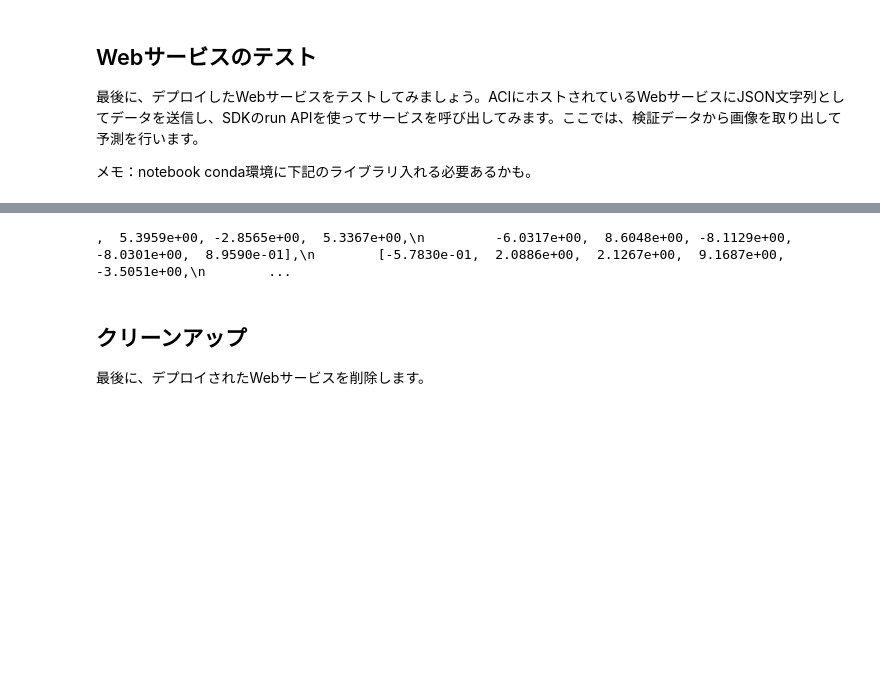
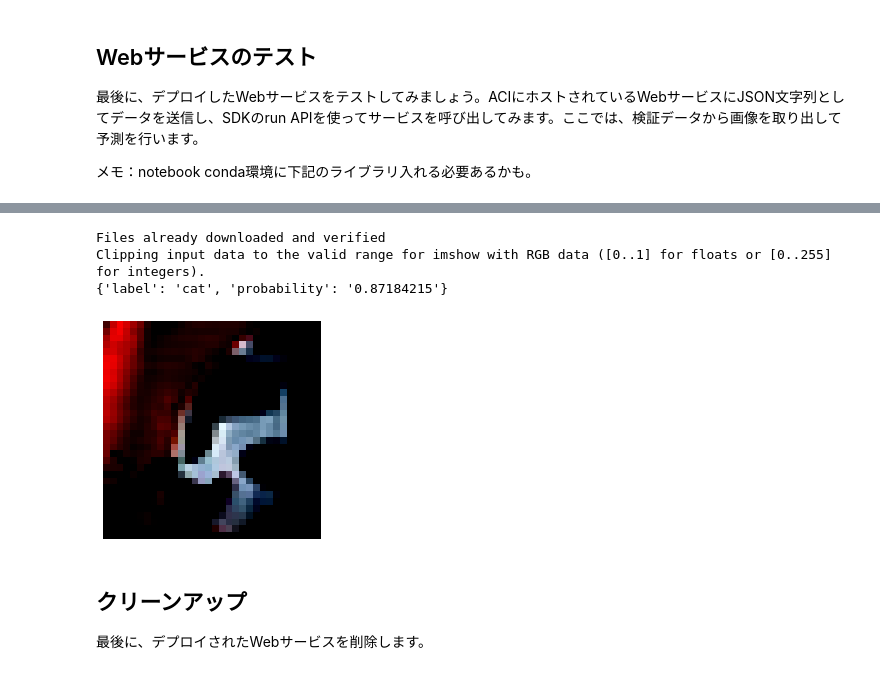
Before and after one commit to shohei1029/azureml_distributed-pytorch, a Jupyter notebook: examples/distributed-pytorch-with-distributeddataparallel.ipynb, the cells around one changed output, grey strips where cells are left out. Cells and saved outputs as stored; diff of their text form; code cells hidden in the pictures; blank space fills up the shorter version.

```diff
--- a/examples/distributed-pytorch-with-distributeddataparallel.ipynb
+++ b/examples/distributed-pytorch-with-distributeddataparallel.ipynb
@@ -500,7 +489,7 @@ aciconfig = AciWebservice.deploy_configuration(cpu_cores=1,
                                                tags={'data': 'cifar-10',  'model':'pytorch-distr', 'framework':'pytorch'},
                                                description='Classify daily objects from the cifar-10 dataset using PyTorch')
 
-# model = Model(ws, 'pytorch-distr')
+model = Model(ws, 'pytorch-distr')
 
 service = Model.deploy(workspace=ws,
                            name='aci-cifar10',
@@ -555,16 +556,26 @@ from torchvision import transforms
 def preprocess(image_file):
     """Preprocess the input image."""
     data_transforms = transforms.Compose([
-        transforms.Resize(256),
-        transforms.CenterCrop(224),
+    #     transforms.Resize(32),
+    #     transforms.ToTensor(),
+    #     # transforms.CenterCrop(224),
+        # transforms.Normalize((0.5, 0.5, 0.5), (0.5, 0.5, 0.5))
+    # ])
+
+        # transform = transforms.Compose([
+        transforms.Resize(32),
         transforms.ToTensor(),
-        transforms.Normalize([0.485, 0.456, 0.406], [0.229, 0.224, 0.225])
+        transforms.Normalize((0.5, 0.5, 0.5), (0.5, 0.5, 0.5))
     ])
 
     image = Image.open(image_file)
+    # image = torch.tensor(image)
     image = data_transforms(image).float()
+    print(image.shape)
     image = torch.tensor(image)
-    image = image.unsqueeze(0)
+    print(image.shape)
+    # image = image.unsqueeze(0)
+    # print(image.shape)
     return image.numpy()
 # %%
 #Webサービスに画像を投げ、推論結果を取得
@@ -587,8 +600,30 @@ Headers: {'Connection': 'keep-alive', 'Content-Length': '69', 'Content-Type': 't
-# %%
-# 問題が発生した場合にログ取得
-service.get_logs()
-# %% [output]
-,  5.3959e+00, -2.8565e+00,  5.3367e+00,\n         -6.0317e+00,  8.6048e+00, -8.1129e+00, -8.0301e+00,  8.9590e-01],\n        [-5.7830e-01,  2.0886e+00,  2.1267e+00,  9.1687e+00, -3.5051e+00,\n        ...
+# %%
+# CIFAR-10 データセット内のテスト画像を用いて推論を行う
+import json
+from torchvision import transforms
+from torchvision.datasets import CIFAR10
+
+transform = transforms.Compose([
+    transforms.ToTensor(),transforms.Normalize((0.5, 0.5, 0.5), (0.5, 0.5, 0.5))
+    ])
+test_dataset = CIFAR10(root="cifar-10", train=False, download=True, transform=transform)
+image_tensor, target_class = test_dataset.__getitem__(6) #数字変える
+image_np = image_tensor.to('cpu').detach().numpy()
+input_data = image_np
+
+# ACIへ送信
+result = service.run(input_data=json.dumps({'data': input_data.tolist()}))
+print(result)
+
+# plot image
+plt.axis('off')
+plt.imshow(image_tensor.to('cpu').detach().transpose(0,2).numpy())
+plt.show()
+# %% [output]
+Files already downloaded and verified
+Clipping input data to the valid range for imshow with RGB data ([0..1] for floats or [0..255] for integers).
+{'label': 'cat', 'probability': '0.87184215'}
+[figure, added]
 # %% [markdown]
 ## クリーンアップ
 最後に、デプロイされたWebサービスを削除します。
```
Also changed, not shown: parts of 6 cells of this notebook, 2 other files.
